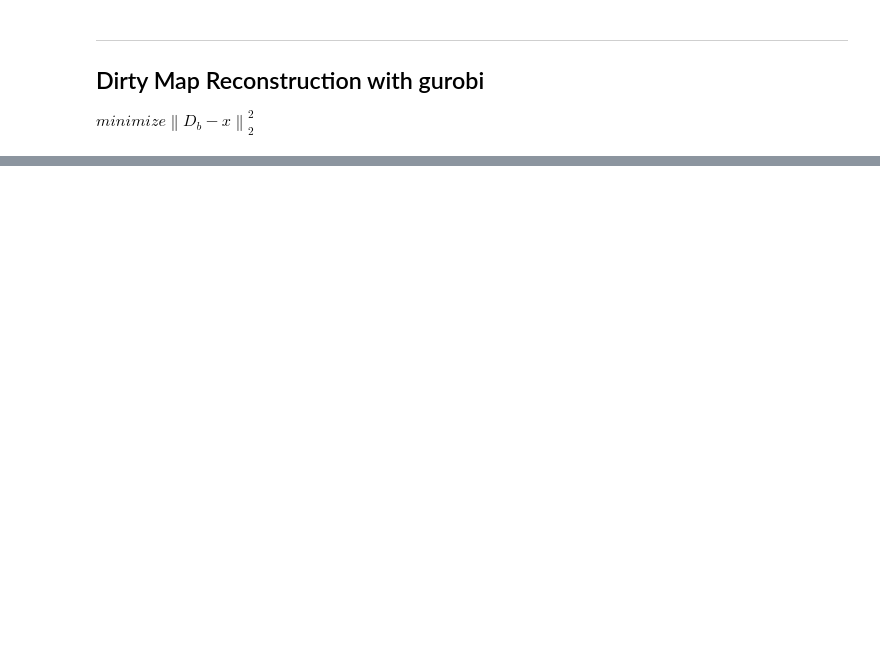
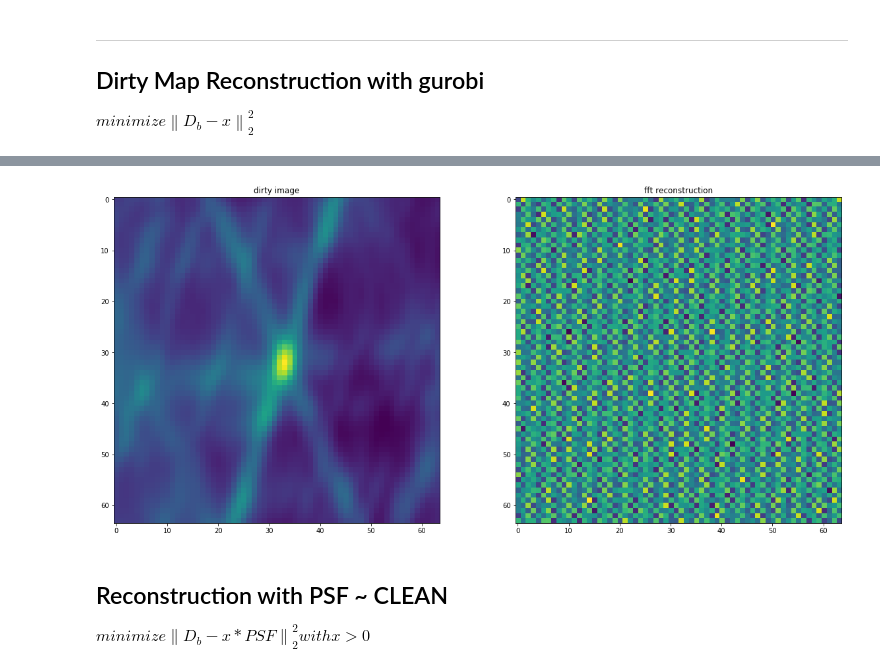
Before and after one commit to lord-blueberry/p7-cs, a Jupyter notebook: sandbox/00-cs-dirty.ipynb, the cells around one changed output, grey strips where cells are left out. Saved outputs shown, nothing was run; the diff lists cells and outputs as text; code cells hidden in the pictures; blank space fills up the shorter version.

```diff
--- a/sandbox/00-cs-dirty.ipynb
+++ b/sandbox/00-cs-dirty.ipynb
@@ -96,0 +150,9 @@ del objective
+# %%
+plot_comparison(dirty_map, 'dirty image', reconstruction, "fft reconstruction")
+np.savetxt("roll.csv",reconstruction, delimiter=',')
+# %% [output]
+[figure, added]
+# %% [markdown]
+## Reconstruction with PSF ~ CLEAN
+
+$minimize \left \| D_b - x * PSF \right \|_2^2 with x > 0$
```
Also changed, not shown: parts of 30 cells of this notebook, 4 other files.
